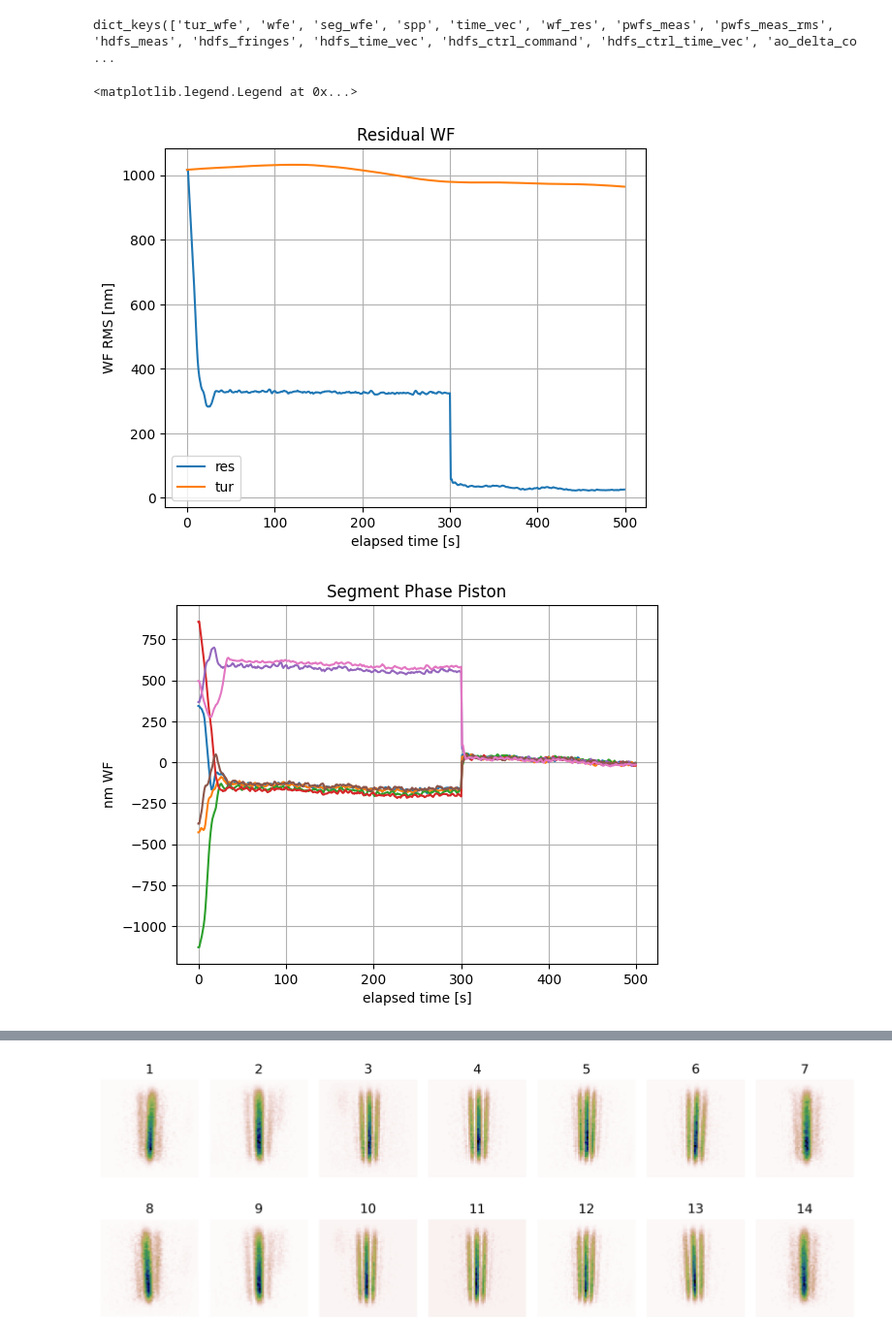
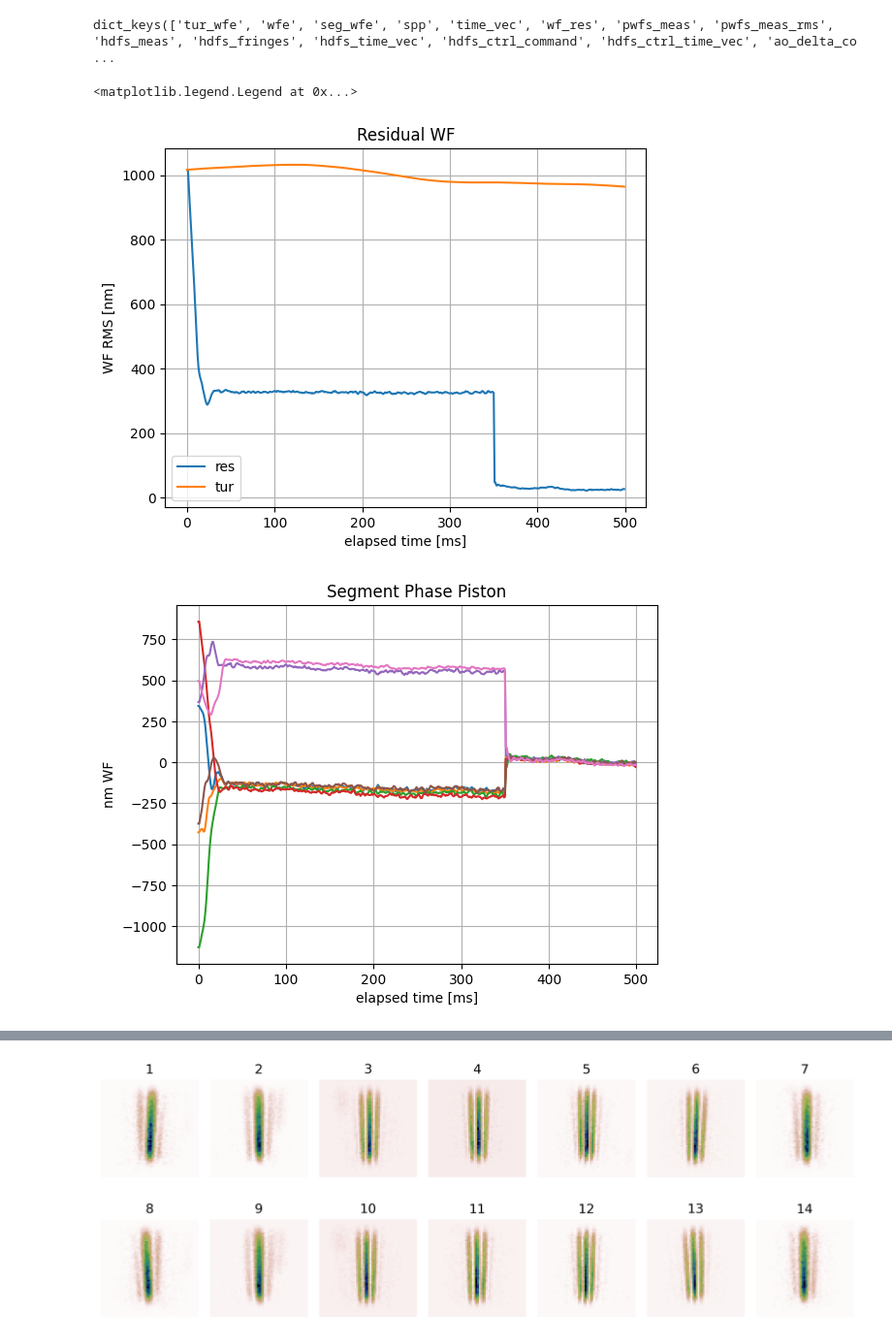
Before and after one commit to fquiros/CEO, a Jupyter notebook: python/ceo/gaps/zonal_control_test_demo.ipynb, the cells around one changed output, grey strips where cells are left out. Shown at 97% size. Drawn from its saved outputs; the diff is of its cells as text; code cells hidden in the pictures.

```diff
--- a/python/ceo/gaps/zonal_control_test_demo.ipynb
+++ b/python/ceo/gaps/zonal_control_test_demo.ipynb
@@ -336,3 +324,10 @@ gaps.hdfs_ctrl.T_d = hdfs_T_out * wait_n_frames  # <-- time to start using HDFS
+# %%
+#----- Change HDFS timing parameters
+
+hdfs_T_out = 0.050 # in seconds
+hdfs_T_d = 0.0 # <-- set the start time of the HDFS to 0.0 if you want to visualize HDFS frames during bootstrap
+wait_n_frames = 1
+gaps.update_hdfs_rate(hdfs_T_out, hdfs_T_d, ctrl_wait_n_frames=wait_n_frames)
 # %% [raw]
 #-- Tune controller gains, forgetting factor, HDFS detection threshold....:
 gaps.ao_ctrl.g_i = 0.5
@@ -404,18 +401,13 @@ visu.hdfs_show_fringes(gaps.hdfs, fringes=fringes)
 # %% [markdown]
 ## Simulation Case 2: With mild turbulence
 Remember we are using only the DM (not the PTT array). Therefore, we cannot inject bad seeing conditions.
-# %%
-#----- Change HDFS timing parameters
-
-# --The HDFS integration time / HDFS controller's rate must be the same:
-hdfs_T_out = 0.150 # in seconds
-gaps.hdfs.T_out = hdfs_T_out
-gaps.hdfs_ctrl.T_out = hdfs_T_out
-
-gaps.hdfs.T_d = 0.0 # <-- set the start time of the HDFS to 0.0 if you want to visualize HDFS frames during bootstrap
-
-wait_n_frames = 1
-gaps.hdfs_ctrl.T_d = hdfs_T_out * wait_n_frames  # <-- time to start using HDFS measurements to control segment piston.
+# %%
+#----- Change HDFS timing parameters
+
+hdfs_T_out = 0.150 # in seconds
+hdfs_T_d = 0.0 # <-- set the start time of the HDFS to 0.0 if you want to visualize HDFS frames during bootstrap
+wait_n_frames = 1
+gaps.update_hdfs_rate(hdfs_T_out, hdfs_T_d, ctrl_wait_n_frames=wait_n_frames)
 # %% [markdown]
 Adjust turbulence parameters:
 # %% [raw]
@@ -429,7 +421,7 @@ Fried parameter: 20.0 cm
 gaps.wf_ctrl.reset_offset()
 gaps.simul_turb(True)
 gaps.simul_noise(True)
-liveShow = True
+liveShow = False
 
 res = gaps.runClosedLoop(totSimulTime=500e-3, liveShow=liveShow)
 # %% [output]
@@ -445,21 +439,21 @@ dict_keys(['tur_wfe', 'wfe', 'seg_wfe', 'spp', 'time_vec', 'wf_res', 'pwfs_meas'
 # %%
 plt.plot(np.array(res['time_vec'])*1e3, np.array(res['wfe'])*1e9, label='res')
 plt.plot(np.array(res['time_vec'])*1e3, np.array(res['tur_wfe'])*1e9, label='tur')
-plt.xlabel('elapsed time [s]')
+plt.xlabel('elapsed time [ms]')
 plt.ylabel('WF RMS [nm]')
 plt.title('Residual WF')
 plt.grid()
 plt.legend()
 # %% [output]
 <matplotlib.legend.Legend at 0x...>
-[figure, old version]
+[figure, new version]
 # %%
 plt.plot(np.array(res['time_vec'])*1e3, np.array(res['spp'])*1e9)
-plt.xlabel('elapsed time [s]')
+plt.xlabel('elapsed time [ms]')
 plt.ylabel('nm WF')
 plt.title('Segment Phase Piston')
 plt.grid()
 # %% [output]
-[figure, old version]
+[figure, new version]
 # %%
 plt.plot(np.array(res['time_vec'])*1e3, np.array(res['pwfs_meas_rms']))
```
Also changed, not shown: parts of 11 cells of this notebook, 5 other files.
